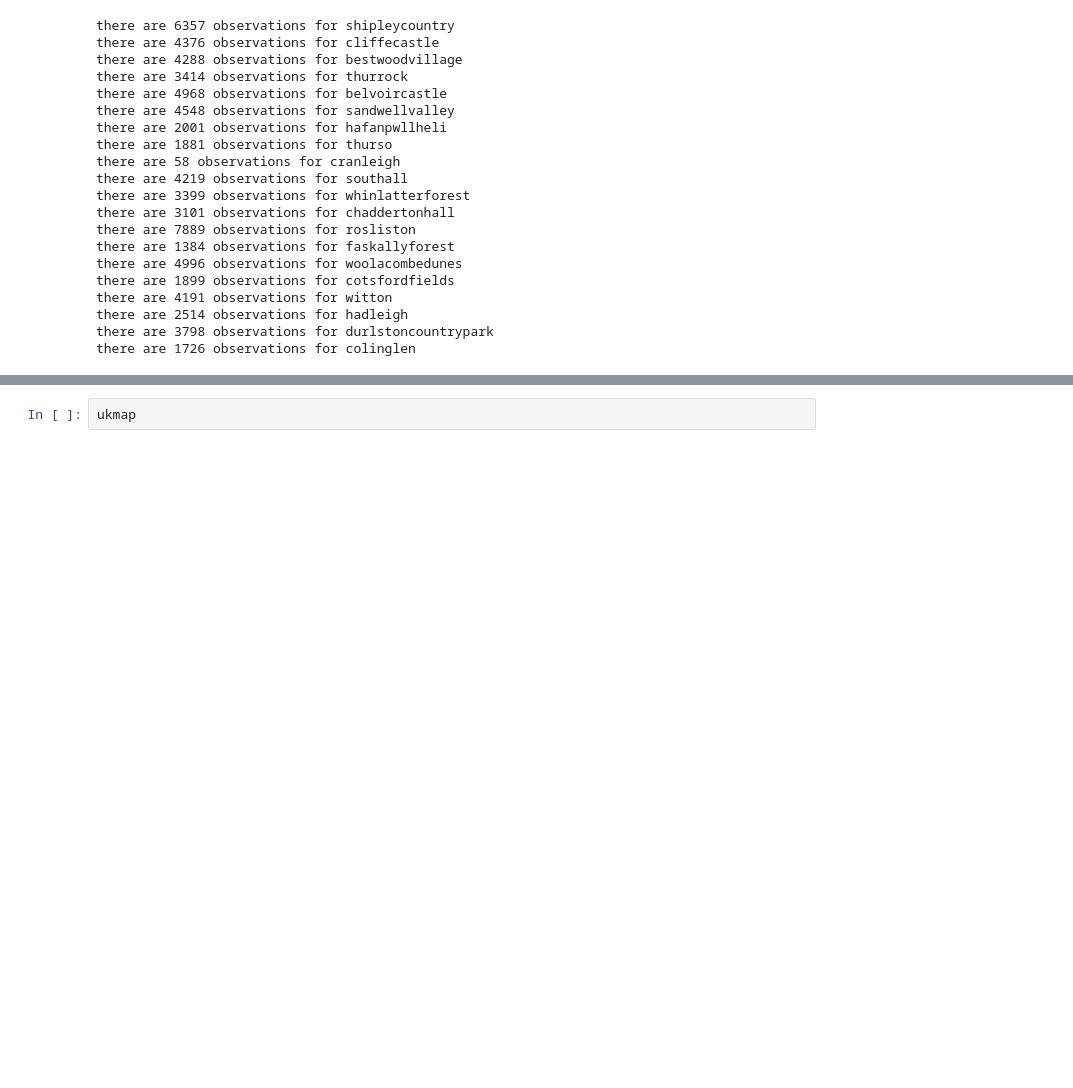
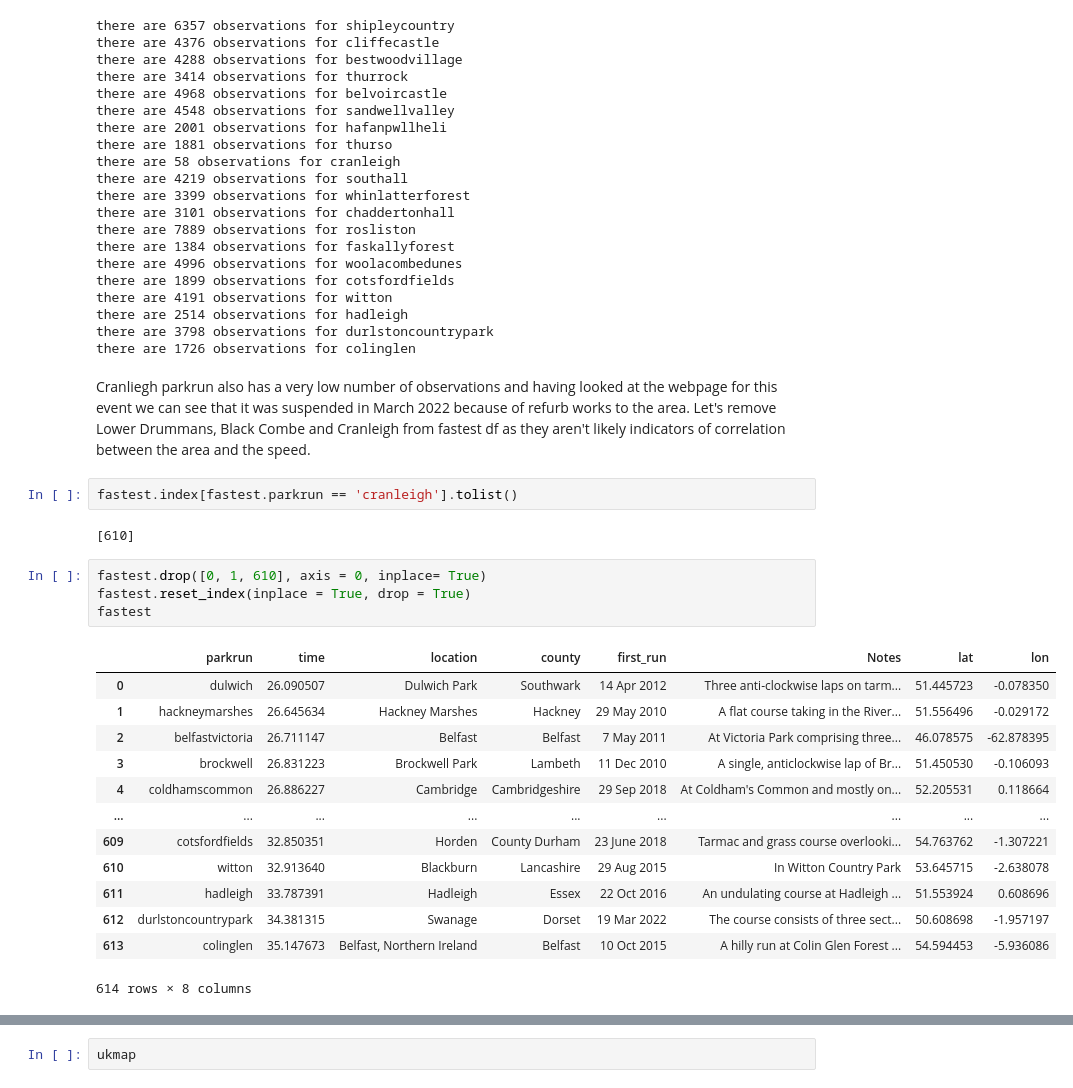
Before and after one commit to jyirrell/capstone, a Jupyter notebook: Capstone_full_notebook.ipynb, the cells around one changed output, grey strips where cells are left out. Cells and saved outputs as stored; diff of their text form; blank space fills up the shorter version.

```diff
--- a/Capstone_full_notebook.ipynb
+++ b/Capstone_full_notebook.ipynb
@@ -811,6 +813,30 @@ there are 4191 observations for witton
 there are 2514 observations for hadleigh
 there are 3798 observations for durlstoncountrypark
 there are 1726 observations for colinglen
+# %% [markdown]
+Cranliegh parkrun also has a very low number of observations and having looked at the webpage for this event we can see that it was suspended in March 2022 because of refurb works to the area.  Let's remove Lower Drummans, Black Combe and Cranleigh from fastest df as they aren't likely indicators of correlation between the area and the speed.
+# %%
+fastest.index[fastest.parkrun == 'cranleigh'].tolist()
+# %% [output]
+[610]
+# %%
+fastest.drop([0, 1, 610], axis = 0, inplace= True)
+fastest.reset_index(inplace = True, drop = True)
+fastest
+# %% [output]
+|  | parkrun | time | location | county | first_run | Notes | lat | lon |
+| 0 | dulwich | 26.090507 | Dulwich Park | Southwark | 14 Apr 2012 | Three anti-clockwise laps on tarm... | 51.445723 | -0.078350 |
+| 1 | hackneymarshes | 26.645634 | Hackney Marshes | Hackney | 29 May 2010 | A flat course taking in the River... | 51.556496 | -0.029172 |
+| 2 | belfastvictoria | 26.711147 | Belfast | Belfast | 7 May 2011 | At Victoria Park comprising three... | 46.078575 | -62.878395 |
+| 3 | brockwell | 26.831223 | Brockwell Park | Lambeth | 11 Dec 2010 | A single, anticlockwise lap of Br... | 51.450530 | -0.106093 |
+| 4 | coldhamscommon | 26.886227 | Cambridge | Cambridgeshire | 29 Sep 2018 | At Coldham's Common and mostly on... | 52.205531 | 0.118664 |
+| ... | ... | ... | ... | ... | ... | ... | ... | ... |
+| 609 | cotsfordfields | 32.850351 | Horden | County Durham | 23 June 2018 | Tarmac and grass course overlooki... | 54.763762 | -1.307221 |
+| 610 | witton | 32.913640 | Blackburn | Lancashire | 29 Aug 2015 | In Witton Country Park | 53.645715 | -2.638078 |
+| 611 | hadleigh | 33.787391 | Hadleigh | Essex | 22 Oct 2016 | An undulating course at Hadleigh ... | 51.553924 | 0.608696 |
+| 612 | durlstoncountrypark | 34.381315 | Swanage | Dorset | 19 Mar 2022 | The course consists of three sect... | 50.608698 | -1.957197 |
+| 613 | colinglen | 35.147673 | Belfast, Northern Ireland | Belfast | 10 Oct 2015 | A hilly run at Colin Glen Forest ... | 54.594453 | -5.936086 |
+614 rows × 8 columns
 # %%
 #plot this on a folium plot, with different colour markers for the fastest 100 and slowest 100 parkrunss:
 import folium
```
Also changed, not shown: parts of 10 cells of this notebook, 3 other files.
